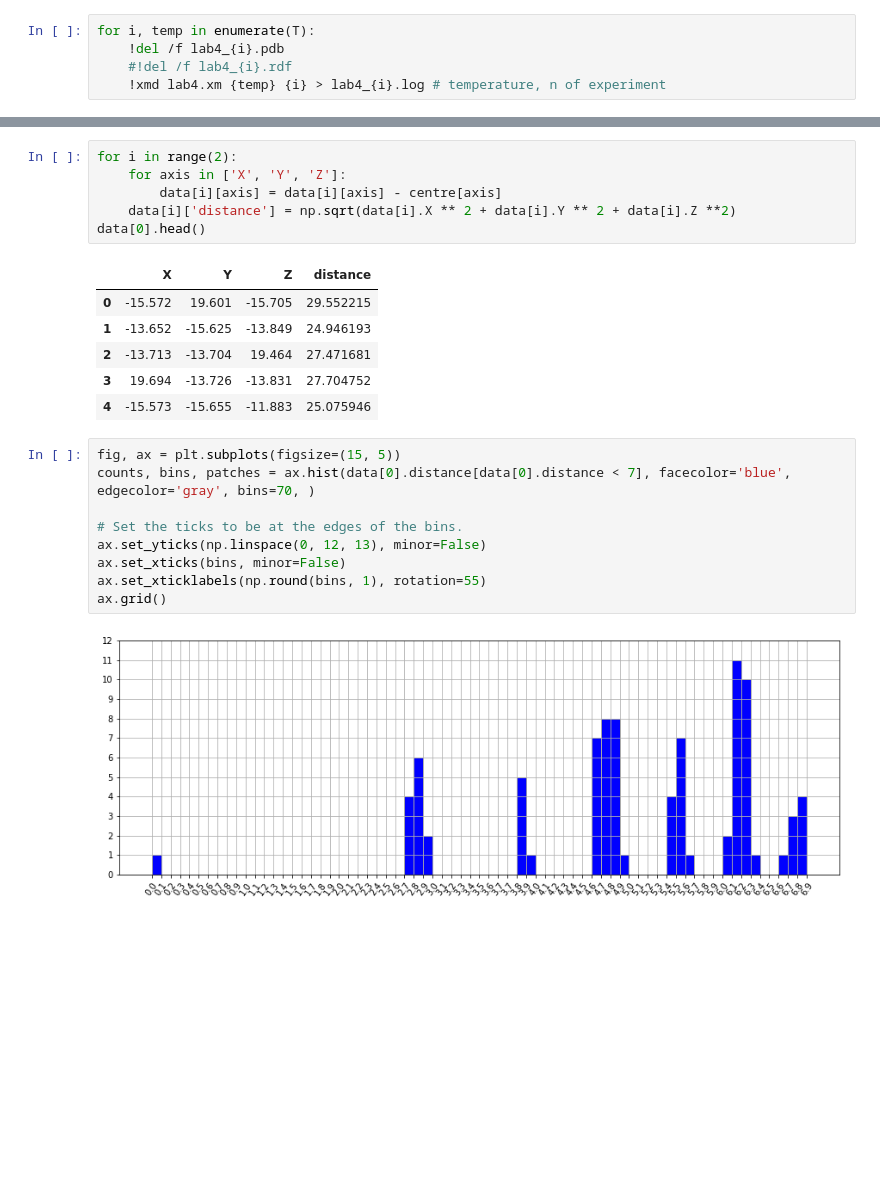
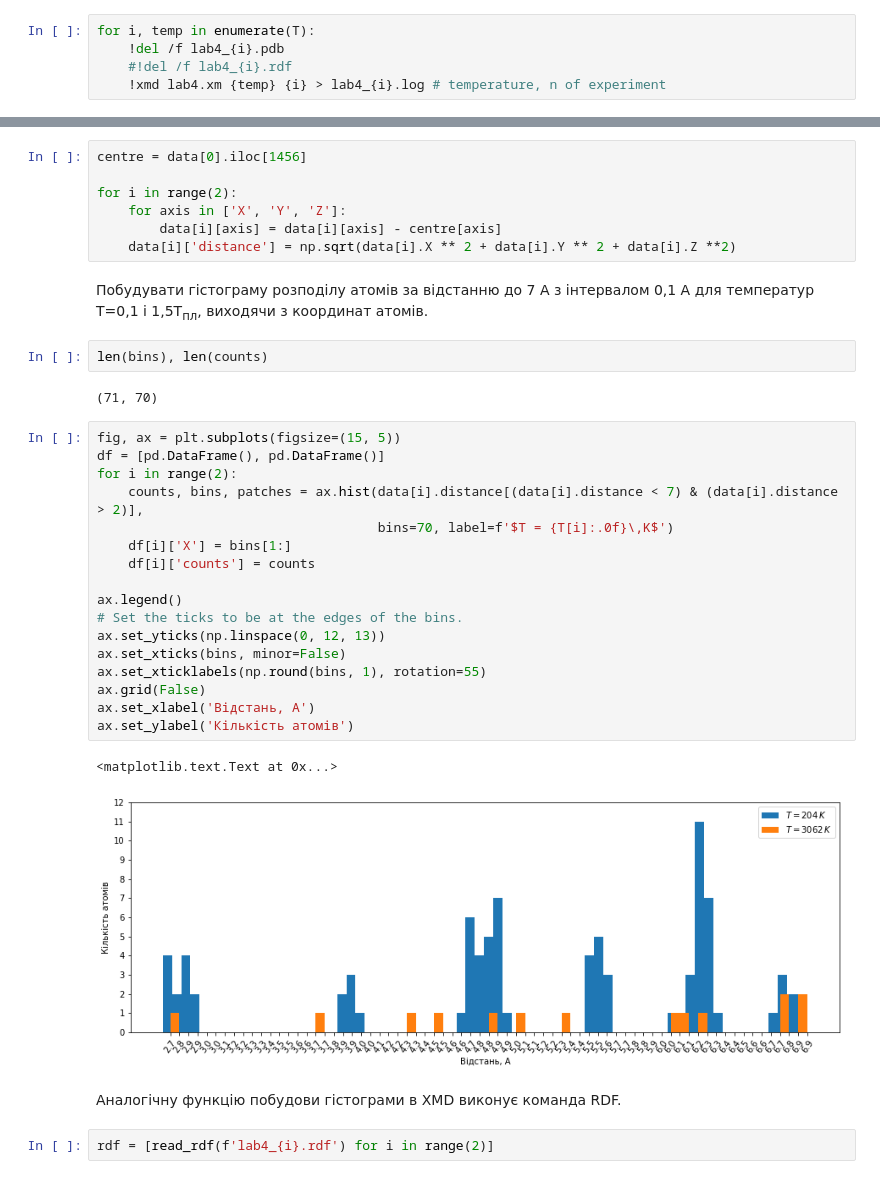
Before and after one commit to rostyq/edu_notebooks, a Jupyter notebook: mesoscale_physics/lab4.ipynb, the cells around one changed output, grey strips where cells are left out. Drawn from its saved outputs; the diff is of its cells as text; blank space fills up the shorter version.

```diff
--- a/mesoscale_physics/lab4.ipynb
+++ b/mesoscale_physics/lab4.ipynb
@@ -76,24 +86,38 @@ Name: 1456, dtype: float64
 # %%
+centre = data[0].iloc[1456]
+
 for i in range(2):
     for axis in ['X', 'Y', 'Z']:
         data[i][axis] = data[i][axis] - centre[axis]
     data[i]['distance'] = np.sqrt(data[i].X ** 2 + data[i].Y ** 2 + data[i].Z **2)
-data[0].head()
-# %% [output]
-|  | X | Y | Z | distance |
-| 0 | -15.572 | 19.601 | -15.705 | 29.552215 |
-| 1 | -13.652 | -15.625 | -13.849 | 24.946193 |
-| 2 | -13.713 | -13.704 | 19.464 | 27.471681 |
-| 3 | 19.694 | -13.726 | -13.831 | 27.704752 |
-| 4 | -15.573 | -15.655 | -11.883 | 25.075946 |
+# %% [markdown]
+Побудувати гістограму розподілу атомів за відстанню до 7 А з інтервалом 0,1 А для
+температур T=0,1 і 1,5T<sub>пл</sub>, виходячи з координат атомів.
+# %%
+len(bins), len(counts)
+# %% [output]
+(71, 70)
 # %%
 fig, ax = plt.subplots(figsize=(15, 5))
-counts, bins, patches = ax.hist(data[0].distance[data[0].distance < 7], facecolor='blue', edgecolor='gray', bins=70, )
+df = [pd.DataFrame(), pd.DataFrame()]
+for i in range(2):
+    counts, bins, patches = ax.hist(data[i].distance[(data[i].distance < 7) & (data[i].distance > 2)],
+                                    bins=70, label=f'$T = {T[i]:.0f}\,K$')
+    df[i]['X'] = bins[1:]
+    df[i]['counts'] = counts
 
+ax.legend()
 # Set the ticks to be at the edges of the bins.
-ax.set_yticks(np.linspace(0, 12, 13), minor=False)
+ax.set_yticks(np.linspace(0, 12, 13))
 ax.set_xticks(bins, minor=False)
 ax.set_xticklabels(np.round(bins, 1), rotation=55)
-ax.grid()
+ax.grid(False)
+ax.set_xlabel('Відстань, А')
+ax.set_ylabel('Кількість атомів')
 # %% [output]
+<matplotlib.text.Text at 0x...>
-[figure, old version]
+[figure, new version]
+# %% [markdown]
+Аналогічну функцію побудови гістограми в XMD виконує команда RDF.
+# %%
+rdf = [read_rdf(f'lab4_{i}.rdf') for i in range(2)]
```
Also changed, not shown: parts of 19 cells of this notebook, 5 other files.
